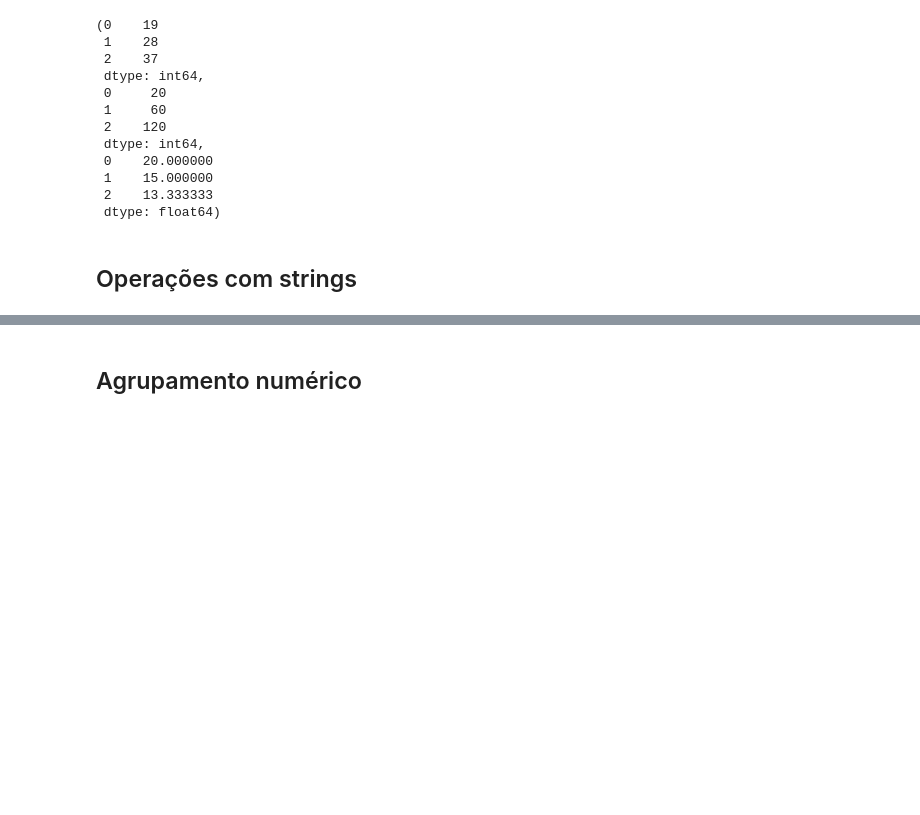
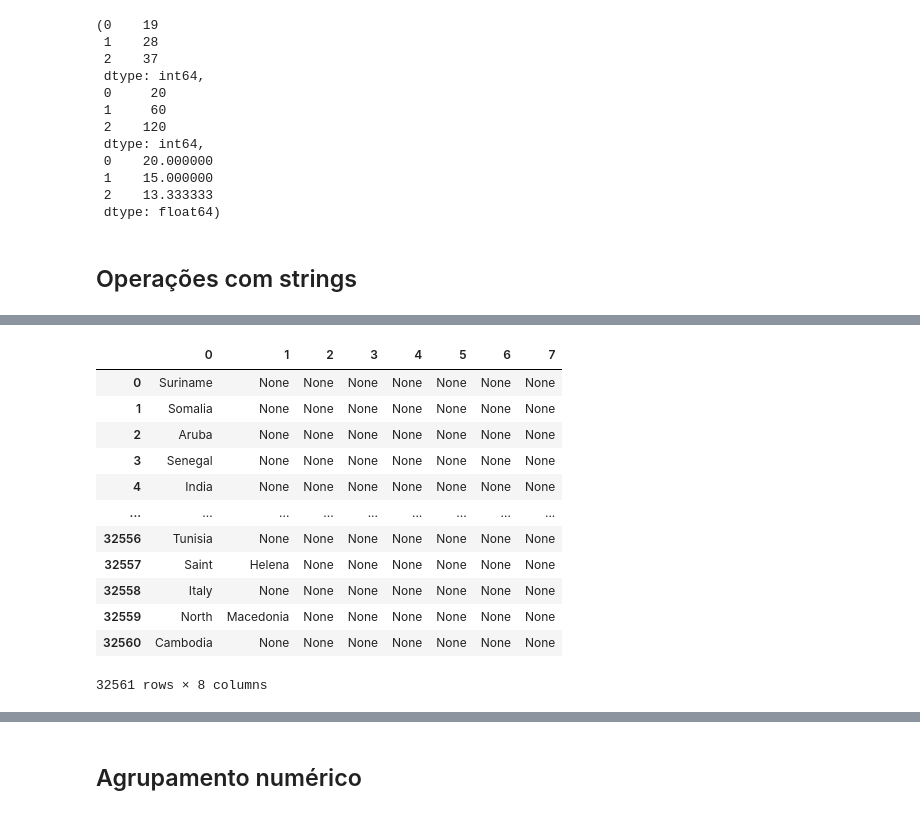
Before and after one commit to Joao-Inacio/Pandas-Descomplicado-Um-Guia-Pratico-para-Iniciantes, a Jupyter notebook: 0.1_Series/series.ipynb, the cells around one changed output, grey strips where cells are left out. Saved outputs shown, nothing was run; the diff lists cells and outputs as text; code cells hidden in the pictures; blank space fills up the shorter version.

```diff
--- a/0.1_Series/series.ipynb
+++ b/0.1_Series/series.ipynb
@@ -821,0 +838,3 @@ s1.sub(s2), s1.mul(s2), s1.div(s2)
+# %%
+serie_pais_index = serie_pais.index.to_series()
+serie_pais_index
@@ -821,0 +854,3 @@ s1.sub(s2), s1.mul(s2), s1.div(s2)
+# %%
+serie_pais_index.reset_index(drop=True, inplace=True)
+serie_pais_index
@@ -821,0 +930,16 @@ s1.sub(s2), s1.mul(s2), s1.div(s2)
+# %%
+serie_pais_index.str.split(" ", expand=True)
+# %% [output]
+|  | 0 | 1 | 2 | 3 | 4 | 5 | 6 | 7 |
+| 0 | Suriname | None | None | None | None | None | None | None |
+| 1 | Somalia | None | None | None | None | None | None | None |
+| 2 | Aruba | None | None | None | None | None | None | None |
+| 3 | Senegal | None | None | None | None | None | None | None |
+| 4 | India | None | None | None | None | None | None | None |
+| ... | ... | ... | ... | ... | ... | ... | ... | ... |
+| 32556 | Tunisia | None | None | None | None | None | None | None |
+| 32557 | Saint | Helena | None | None | None | None | None | None |
+| 32558 | Italy | None | None | None | None | None | None | None |
+| 32559 | North | Macedonia | None | None | None | None | None | None |
+| 32560 | Cambodia | None | None | None | None | None | None | None |
+32561 rows × 8 columns
```
Also changed, not shown: parts of 35 cells of this notebook.
